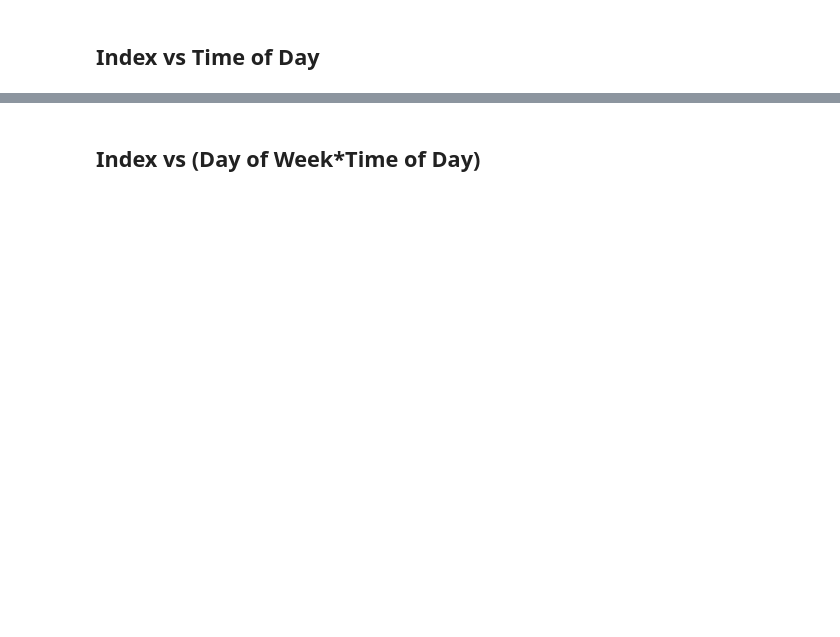
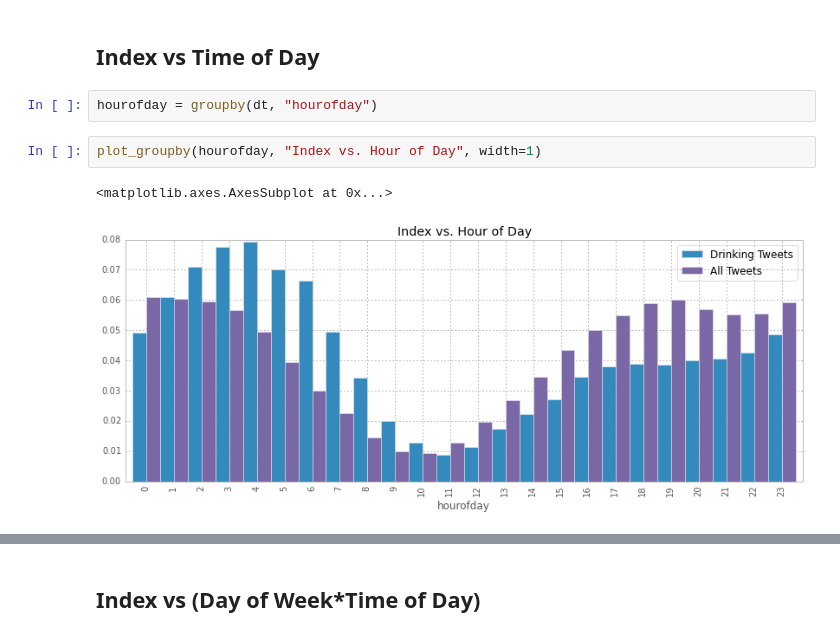
Before and after one commit to jxnl/nyu-twipsy, a Jupyter notebook: exploring-features.ipynb, the cells around one changed output, grey strips where cells are left out. Drawn from its saved outputs; the diff is of its cells as text; blank space fills up the shorter version.

```diff
--- a/exploring-features.ipynb
+++ b/exploring-features.ipynb
@@ -15,2 +80,9 @@ df._id = df._id.apply(str).apply(eval).apply(try_or(lambda _:_["$oid"], None))
 # %% [markdown]
 ## Index vs Time of Day
+# %%
+hourofday = groupby(dt, "hourofday")
+# %%
+plot_groupby(hourofday, "Index vs. Hour of Day", width=1)
+# %% [output]
+<matplotlib.axes.AxesSubplot at 0x...>
+[figure, added]
```
Also changed, not shown: parts of 21 cells of this notebook.
